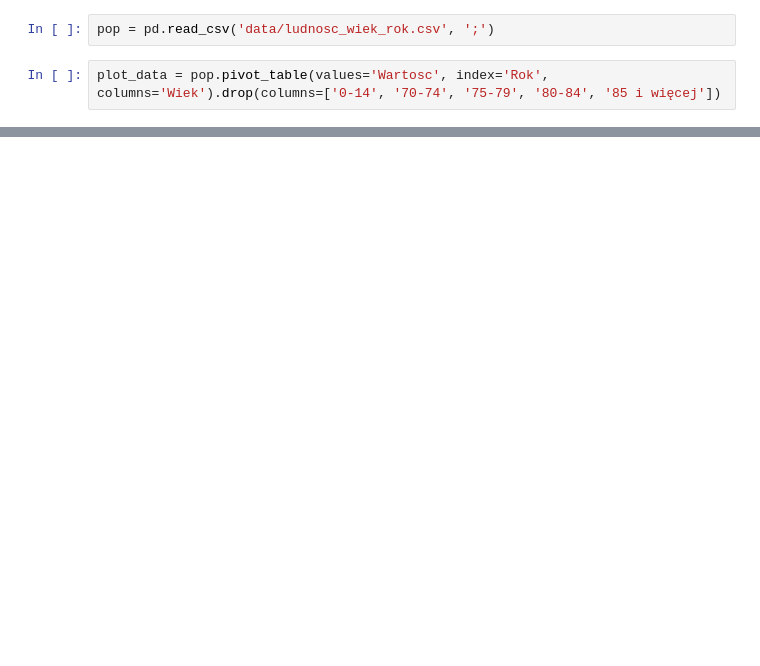
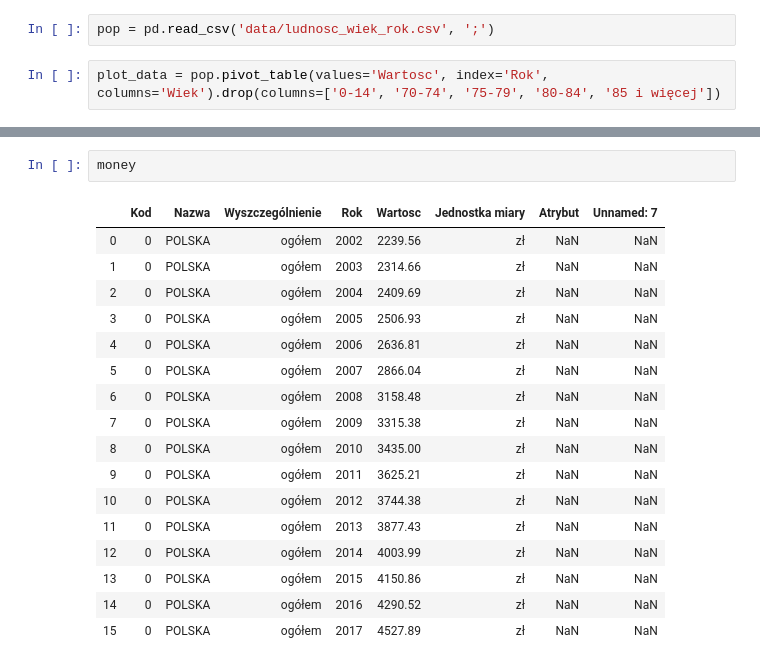
Before and after one commit to marcinsola/CDV_Data_Science, a Jupyter notebook: II/Wstep_do_Big_Data_w_ekonomii/projekt_zaliczeniowy/code.ipynb, the cells around one changed output, grey strips where cells are left out. Drawn from its saved outputs; the diff is of its cells as text; blank space fills up the shorter version.

```diff
--- a/II/Wstep_do_Big_Data_w_ekonomii/projekt_zaliczeniowy/code.ipynb
+++ b/II/Wstep_do_Big_Data_w_ekonomii/projekt_zaliczeniowy/code.ipynb
@@ -287,0 +254,20 @@ plt.show()
+# %%
+money
+# %% [output]
+|  | Kod | Nazwa | Wyszczególnienie | Rok | Wartosc | Jednostka miary | Atrybut | Unnamed: 7 |
+| 0 | 0 | POLSKA | ogółem | 2002 | 2239.56 | zł | NaN | NaN |
+| 1 | 0 | POLSKA | ogółem | 2003 | 2314.66 | zł | NaN | NaN |
+| 2 | 0 | POLSKA | ogółem | 2004 | 2409.69 | zł | NaN | NaN |
+| 3 | 0 | POLSKA | ogółem | 2005 | 2506.93 | zł | NaN | NaN |
+| 4 | 0 | POLSKA | ogółem | 2006 | 2636.81 | zł | NaN | NaN |
+| 5 | 0 | POLSKA | ogółem | 2007 | 2866.04 | zł | NaN | NaN |
+| 6 | 0 | POLSKA | ogółem | 2008 | 3158.48 | zł | NaN | NaN |
+| 7 | 0 | POLSKA | ogółem | 2009 | 3315.38 | zł | NaN | NaN |
+| 8 | 0 | POLSKA | ogółem | 2010 | 3435.00 | zł | NaN | NaN |
+| 9 | 0 | POLSKA | ogółem | 2011 | 3625.21 | zł | NaN | NaN |
+| 10 | 0 | POLSKA | ogółem | 2012 | 3744.38 | zł | NaN | NaN |
+| 11 | 0 | POLSKA | ogółem | 2013 | 3877.43 | zł | NaN | NaN |
+| 12 | 0 | POLSKA | ogółem | 2014 | 4003.99 | zł | NaN | NaN |
+| 13 | 0 | POLSKA | ogółem | 2015 | 4150.86 | zł | NaN | NaN |
+| 14 | 0 | POLSKA | ogółem | 2016 | 4290.52 | zł | NaN | NaN |
+| 15 | 0 | POLSKA | ogółem | 2017 | 4527.89 | zł | NaN | NaN |
```
Also changed, not shown: parts of 15 cells of this notebook.
